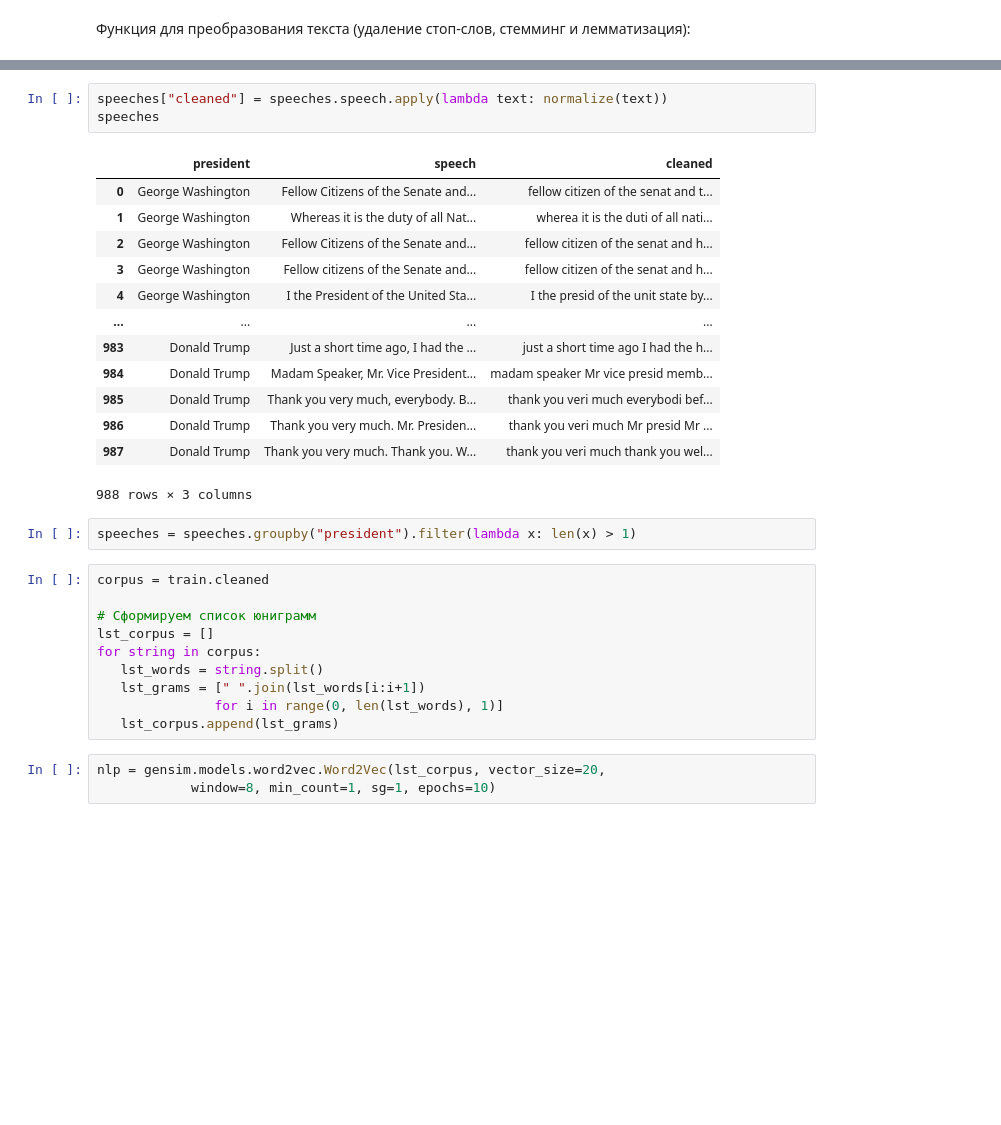
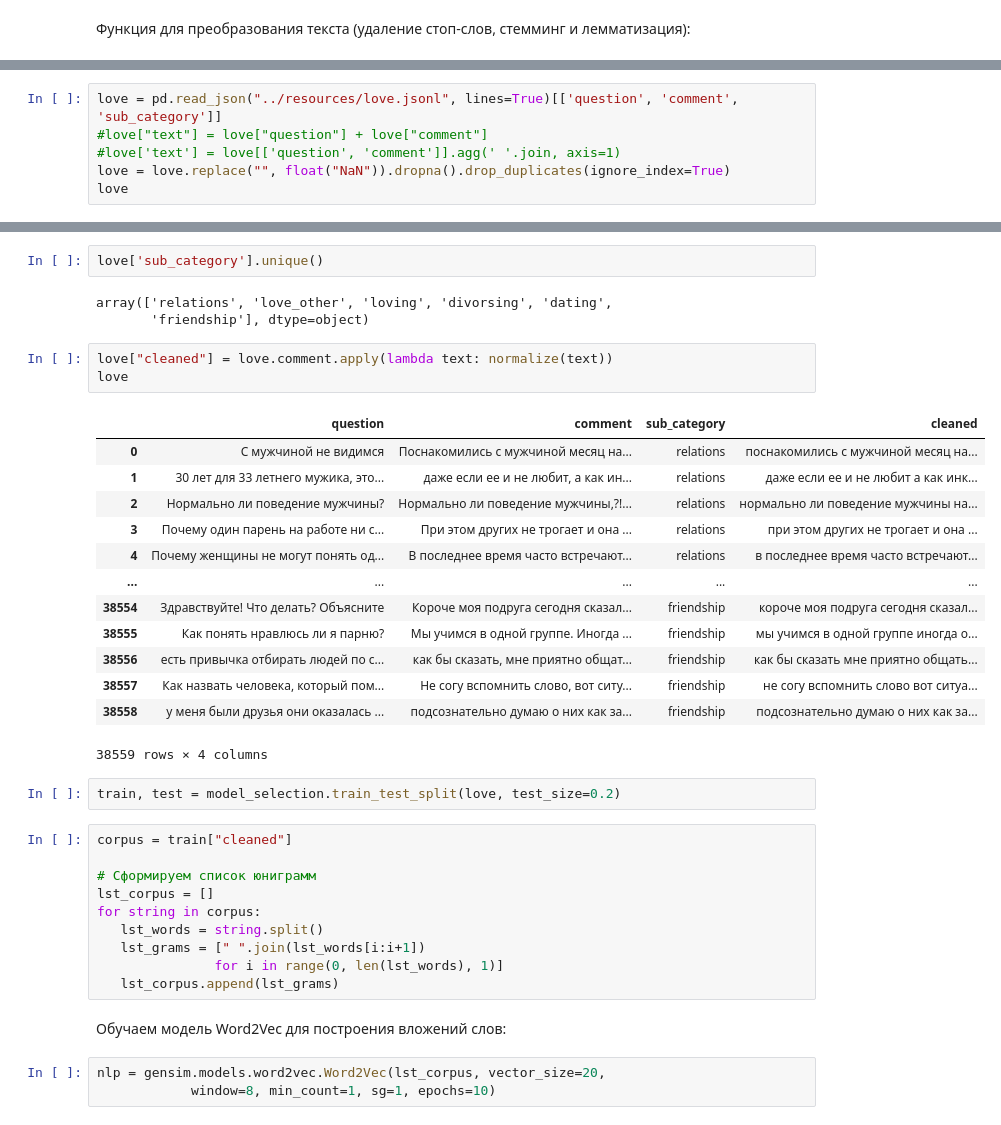
Before and after one commit to XOMAv2/NeuroFuzzySystemsLabs, a Jupyter notebook: lab04/text_processing.ipynb, the cells around one changed output, grey strips where cells are left out. Cells and saved outputs as stored; diff of their text form; blank space fills up the shorter version.

```diff
--- a/lab04/text_processing.ipynb
+++ b/lab04/text_processing.ipynb
@@ -75,0 +58,6 @@ speeches
+# %%
+love = pd.read_json("../resources/love.jsonl", lines=True)[['question', 'comment', 'sub_category']]
+#love["text"] = love["question"] + love["comment"]
+#love['text'] = love[['question', 'comment']].agg(' '.join, axis=1)
+love = love.replace("", float("NaN")).dropna().drop_duplicates(ignore_index=True)
+love
@@ -76,24 +78,29 @@ speeches
+# %%
+love['sub_category'].unique()
+# %% [output]
+array(['relations', 'love_other', 'loving', 'divorsing', 'dating',
+       'friendship'], dtype=object)
 # %%
-speeches["cleaned"] = speeches.speech.apply(lambda text: normalize(text))
-speeches
+love["cleaned"] = love.comment.apply(lambda text: normalize(text))
+love
 # %% [output]
-|  | president | speech | cleaned |
-| 0 | George Washington | Fellow Citizens of the Senate and... | fellow citizen of the senat and t... |
-| 1 | George Washington | Whereas it is the duty of all Nat... | wherea it is the duti of all nati... |
-| 2 | George Washington | Fellow Citizens of the Senate and... | fellow citizen of the senat and h... |
-| 3 | George Washington | Fellow citizens of the Senate and... | fellow citizen of the senat and h... |
-| 4 | George Washington | I the President of the United Sta... | I the presid of the unit state by... |
-| ... | ... | ... | ... |
-| 983 | Donald Trump | Just a short time ago, I had the ... | just a short time ago I had the h... |
-| 984 | Donald Trump | Madam Speaker, Mr. Vice President... | madam speaker Mr vice presid memb... |
-| 985 | Donald Trump | Thank you very much, everybody. B... | thank you veri much everybodi bef... |
-| 986 | Donald Trump | Thank you very much. Mr. Presiden... | thank you veri much Mr presid Mr ... |
-| 987 | Donald Trump | Thank you very much. Thank you. W... | thank you veri much thank you wel... |
+|  | question | comment | sub_category | cleaned |
+| 0 | С мужчиной не видимся | Поснакомились с мужчиной месяц на... | relations | поснакомились с мужчиной месяц на... |
+| 1 | 30 лет для 33 летнего мужика, это... | даже если ее и не любит, а как ин... | relations | даже если ее и не любит а как инк... |
+| 2 | Нормально ли поведение мужчины? | Нормально ли поведение мужчины,?!... | relations | нормально ли поведение мужчины на... |
+| 3 | Почему один парень на работе ни с... | При этом других не трогает и она ... | relations | при этом других не трогает и она ... |
+| 4 | Почему женщины не могут понять од... | В последнее время часто встречают... | relations | в последнее время часто встречают... |
+| ... | ... | ... | ... | ... |
+| 38554 | Здравствуйте! Что делать? Объясните | Короче моя подруга сегодня сказал... | friendship | короче моя подруга сегодня сказал... |
+| 38555 | Как понять нравлюсь ли я парню? | Мы учимся в одной группе. Иногда ... | friendship | мы учимся в одной группе иногда о... |
+| 38556 | есть привычка отбирать людей по с... | как бы сказать, мне приятно общат... | friendship | как бы сказать мне приятно общать... |
+| 38557 | Как назвать человека, который пом... | Не согу вспомнить слово, вот ситу... | friendship | не согу вспомнить слово вот ситуа... |
+| 38558 | у меня были друзья они оказалась ... | подсознательно думаю о них как за... | friendship | подсознательно думаю о них как за... |
-988 rows × 3 columns
+38559 rows × 4 columns
-# %%
-speeches = speeches.groupby("president").filter(lambda x: len(x) > 1)
+# %%
+train, test = model_selection.train_test_split(love, test_size=0.2)
 # %%
-corpus = train.cleaned
+corpus = train["cleaned"]
 
 # Сформируем список юниграмм
 lst_corpus = []
@@ -102,6 +109,8 @@ for string in corpus:
    lst_grams = [" ".join(lst_words[i:i+1])
                for i in range(0, len(lst_words), 1)]
    lst_corpus.append(lst_grams)
+# %% [markdown]
+Обучаем модель Word2Vec для построения вложений слов:
 # %%
 nlp = gensim.models.word2vec.Word2Vec(lst_corpus, vector_size=20,
             window=8, min_count=1, sg=1, epochs=10)
```
Also changed, not shown: parts of 17 cells of this notebook, 1 other file.
